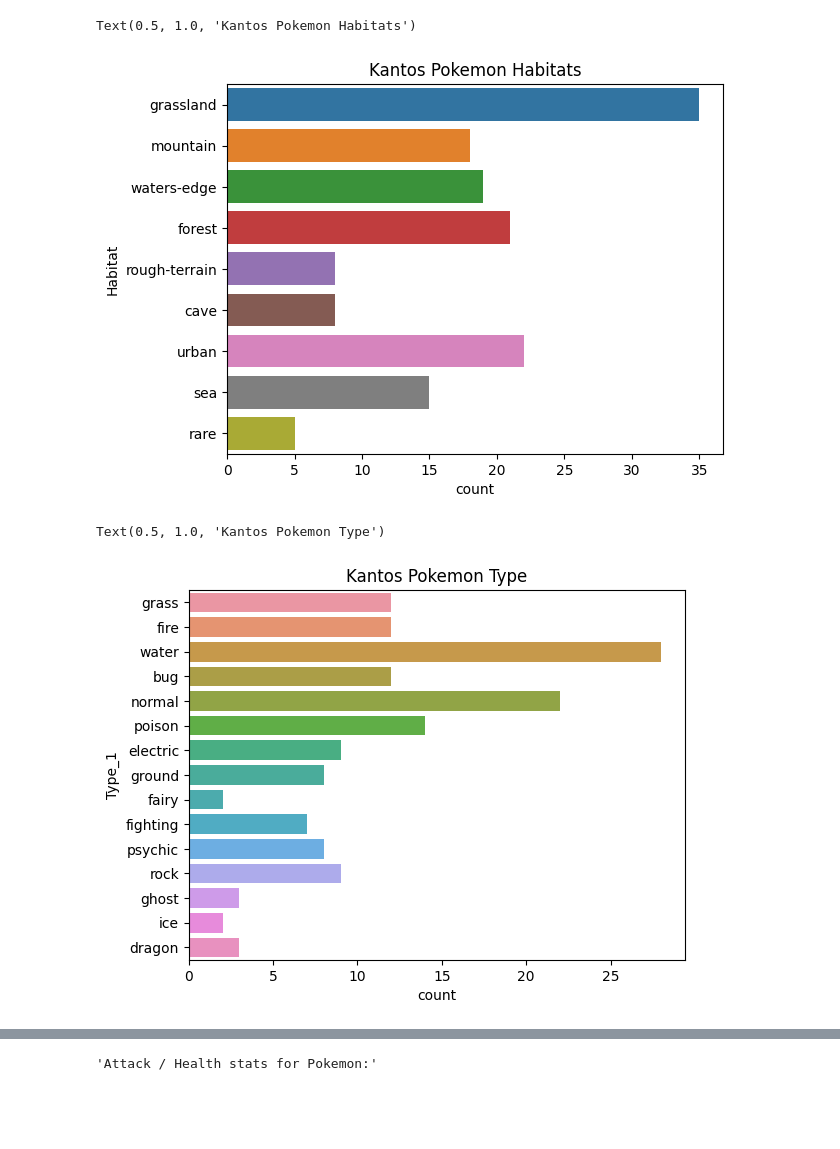
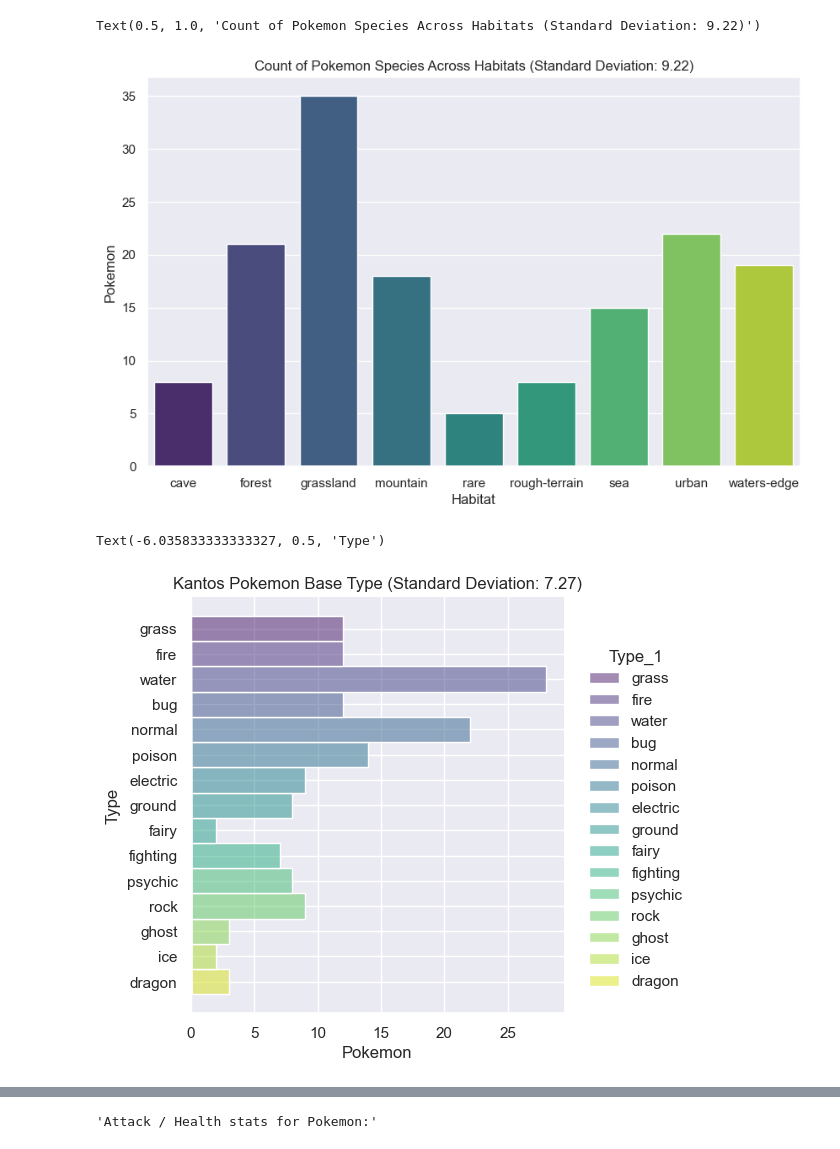
Before and after one commit to Logsterx7/cs5830_project3, a Jupyter notebook: project3.ipynb, the cells around one changed output, grey strips where cells are left out. Saved outputs shown, nothing was run; the diff lists cells and outputs as text; code cells hidden in the pictures; blank space fills up the shorter version.

```diff
--- a/project3.ipynb
+++ b/project3.ipynb
@@ -9,15 +9,33 @@ import matplotlib.pyplot as plt
 habitats_response = requests.get('https://pokeapi.co/api/v2/pokemon')
 # %%
 df = pd.read_csv("kantos-pokemon.csv")
-sb.countplot(data = df , y ='Habitat')
-plt.title("Kantos Pokemon Habitats")
+sb.set(style="darkgrid")
+
+# Aggregate count of Pokémon species for each habitat
+habitat_counts = df.groupby('Habitat').size().reset_index(name='Count')
+
+std_deviation = habitat_counts['Count'].std()
+
+# Create a bar plot using Seaborn
+plt.figure(figsize=(10, 6))
+sb.barplot(x='Habitat', y='Count', data=habitat_counts, palette='viridis', hue='Habitat')
+plt.xlabel('Habitat')
+plt.ylabel('Pokemon')
+plt.title(f'Count of Pokemon Species Across Habitats (Standard Deviation: {std_deviation:.2f})')
 # %% [output]
-Text(0.5, 1.0, 'Kantos Pokemon Habitats')
+Text(0.5, 1.0, 'Count of Pokemon Species Across Habitats (Standard Deviation: 9.22)')
-[figure, old version]
+[figure, new version]
 # %%
 df = pd.read_csv("kantos-pokemon.csv")
-sb.countplot(data = df , y ='Type_1')
-plt.title("Kantos Pokemon Type")
+type_counts = df.groupby('Type_1').size().reset_index(name='Count')
+
+std_deviation = type_counts['Count'].std()
+
+sb.displot(y = df['Type_1'],palette='viridis', hue=df['Type_1'])
+plt.title(f'Kantos Pokemon Base Type (Standard Deviation: {std_deviation:.2f})')
+
+plt.xlabel('Pokemon')
+plt.ylabel('Type')
 # %% [output]
-Text(0.5, 1.0, 'Kantos Pokemon Type')
+Text(-6.035833333333327, 0.5, 'Type')
-[figure, old version]
+[figure, new version]
```
Also changed, not shown: parts of 1 cell of this notebook.
